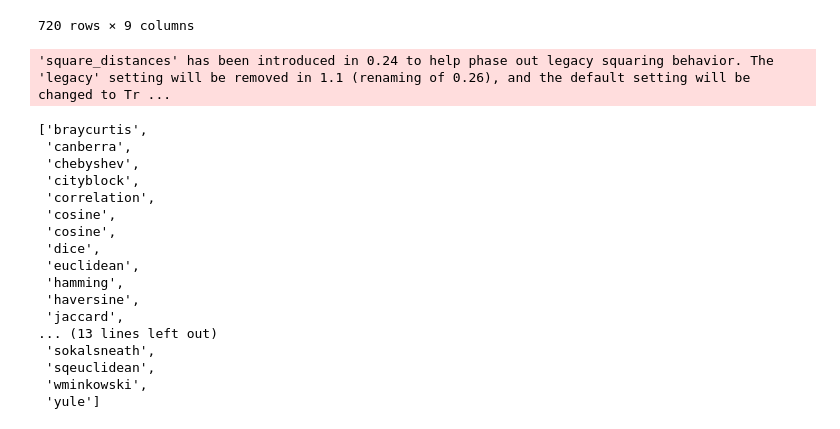
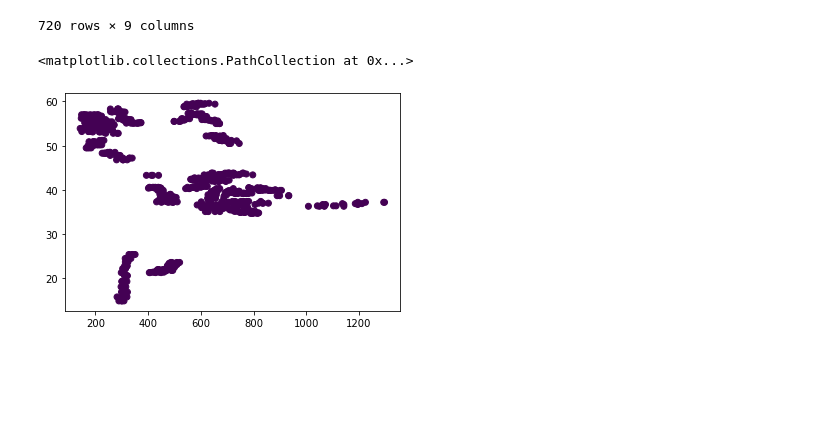
Before and after one commit to nisa-bayraktar/european_productivity, a Jupyter notebook: clustering.ipynb, the cells around one changed output. Saved outputs shown, nothing was run; the diff lists cells and outputs as text; code cells hidden in the pictures; blank space fills up the shorter version.

```diff
--- a/clustering.ipynb
+++ b/clustering.ipynb
@@ -439,13 +442,16 @@ big_data
 # %%
 '''
 Clustering of features using DBSCAN
 '''
 X = big_data.values
 y = labels
 # X, X_attrs, y, y_attrs = normalise(X, y)
 dbs = DBSCAN(eps = 2.5, min_samples= 2).fit(X)
-# plt.scatter(X[:, 1], X[:, 4], c= dbs.labels_)
-scatter2d(X, dbs.labels_)
+plt.scatter(X[:, 1], X[:, 4], c= dbs.labels_)
+# scatter2d(X, dbs.labels_)
+# %% [output]
+<matplotlib.collections.PathCollection at 0x...>
+[figure, added]
 # %%
 '''
 PCA
@@ -463,28 +469,6 @@ t-SNE
 '''
 X = big_data.values
 y = labels
-tsne = TSNE(perplexity=30, n_components=3, learning_rate='auto', init='random', metric='correlation')
+tsne = TSNE(perplexity=30, n_components=3, learning_rate='auto', init='random')
 X_embedded = tsne.fit_transform(X)
 scatter3d(X_embedded, labels)
-# %% [output]
-'square_distances' has been introduced in 0.24 to help phase out legacy squaring behavior. The 'legacy' setting will be removed in 1.1 (renaming of 0.26), and the default setting will be changed to Tr ...
-# %%
-sorted(sklearn.neighbors.VALID_METRICS['brute'])
-# %% [output]
-['braycurtis',
- 'canberra',
- 'chebyshev',
- 'cityblock',
- 'correlation',
- 'cosine',
- 'cosine',
- 'dice',
- 'euclidean',
- 'hamming',
- 'haversine',
- 'jaccard',
-... (13 lines left out)
- 'sokalsneath',
- 'sqeuclidean',
- 'wminkowski',
- 'yule']
```
Also changed, not shown: parts of 3 cells of this notebook, 1 other file.
